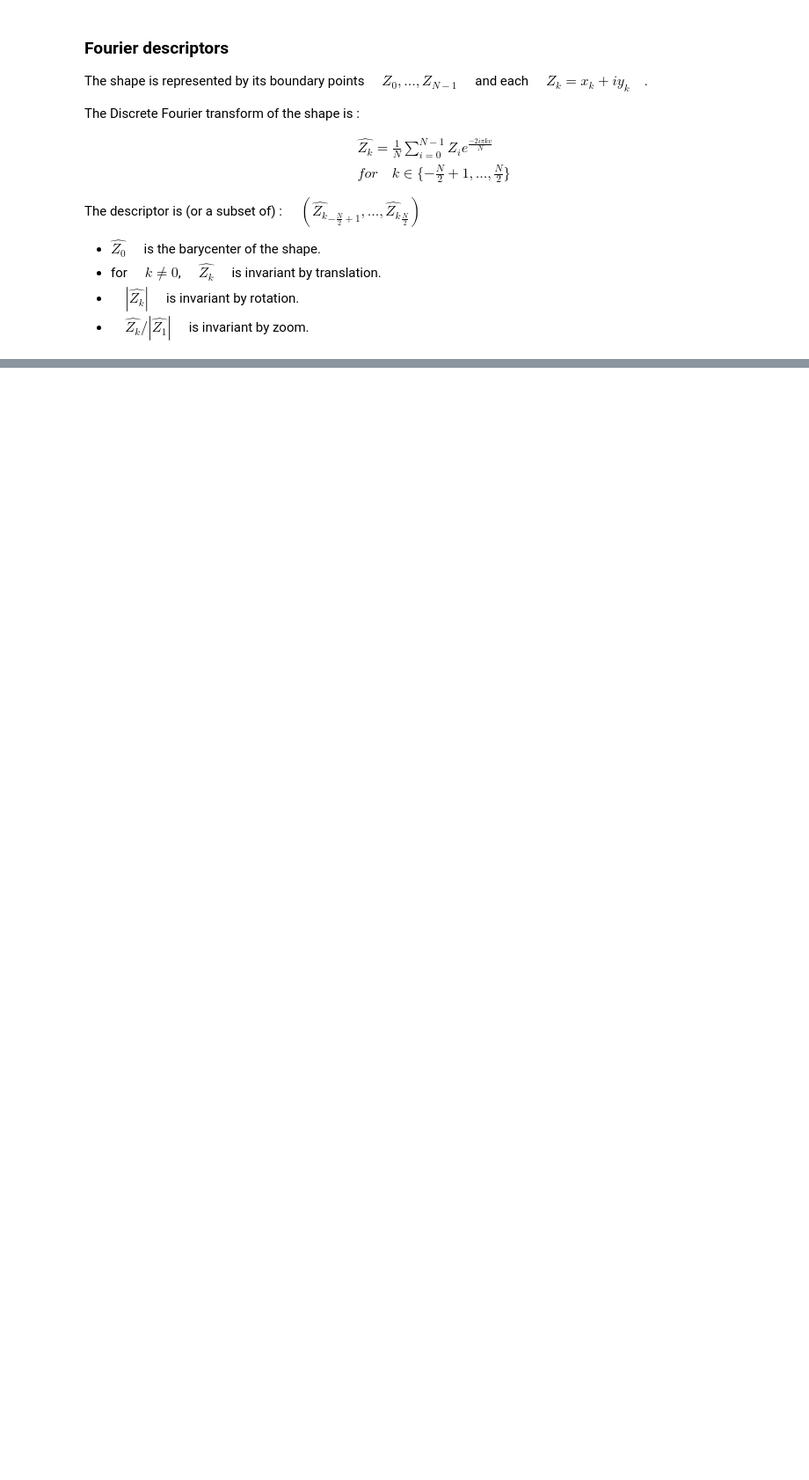
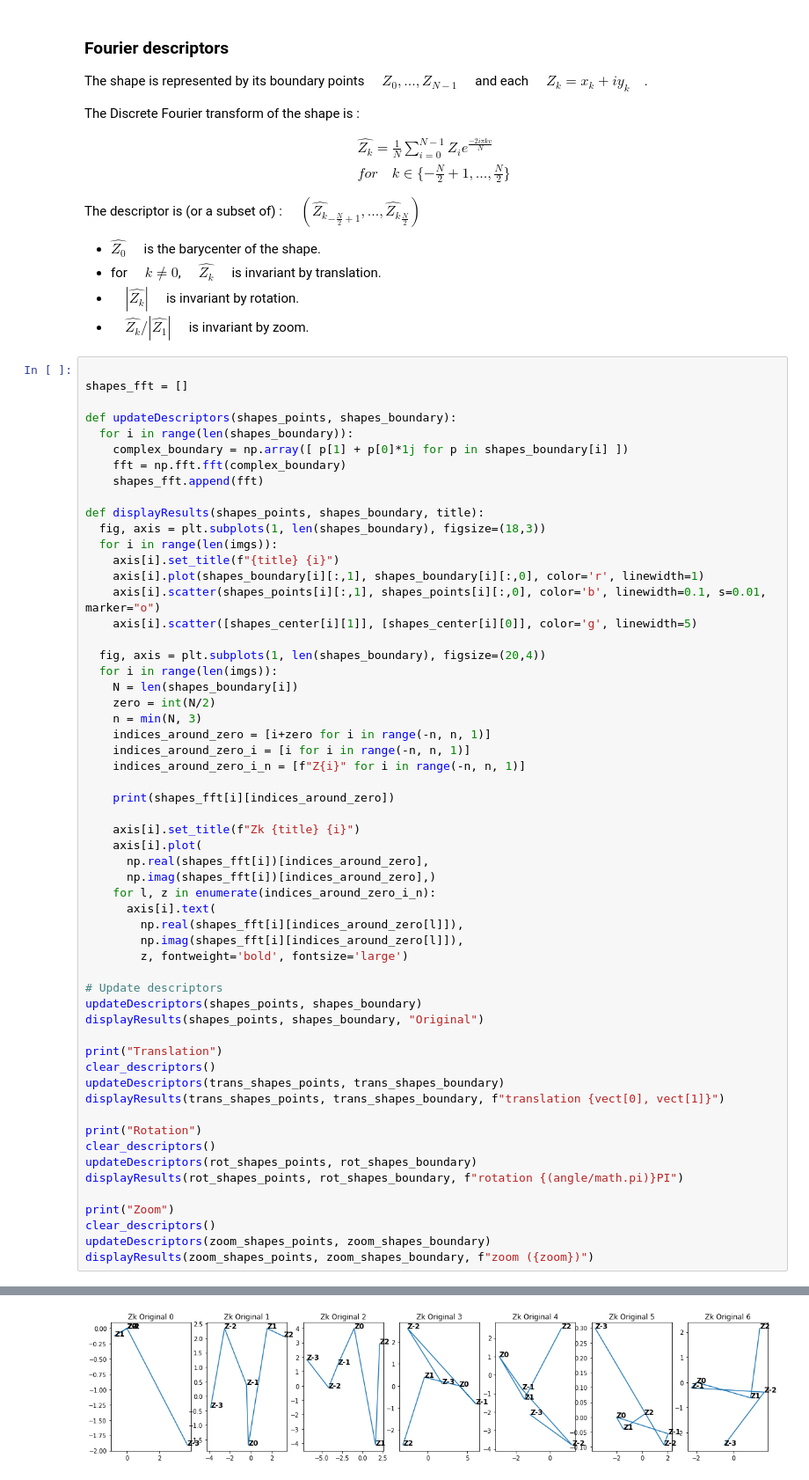
Before and after one commit to kgghislain/image-processing, a Jupyter notebook: 03-shape-representation.ipynb, the cells around one changed output, grey strips where cells are left out. Shown at 88% size. Saved outputs shown, nothing was run; the diff lists cells and outputs as text; blank space fills up the shorter version.

Commit message:
Fourier descriptors

```diff
--- a/03-shape-representation.ipynb
+++ b/03-shape-representation.ipynb
@@ -531,3 +530,61 @@ The descriptor is (or a subset of) : $\quad ( \hat{Z_k}_{-\frac{N}{2}+1}, ... ,
 * for $ \quad k \neq 0 $, $ \quad \hat{Z_k} \quad $ is invariant by translation.
 * $ \quad |\hat{Z_k}| \quad$ is invariant by rotation.
 * $ \quad \hat{Z_k} / |\hat{Z_1}| \quad$ is invariant by zoom.
+# %%
+
+shapes_fft = []
+
+def updateDescriptors(shapes_points, shapes_boundary):
+  for i in range(len(shapes_boundary)):
+    complex_boundary = np.array([ p[1] + p[0]*1j for p in shapes_boundary[i] ])
+    fft = np.fft.fft(complex_boundary)
+    shapes_fft.append(fft)
+
+def displayResults(shapes_points, shapes_boundary, title):
+  fig, axis = plt.subplots(1, len(shapes_boundary), figsize=(18,3))
+  for i in range(len(imgs)):
+    axis[i].set_title(f"{title} {i}")
+    axis[i].plot(shapes_boundary[i][:,1], shapes_boundary[i][:,0], color='r', linewidth=1)
+    axis[i].scatter(shapes_points[i][:,1], shapes_points[i][:,0], color='b', linewidth=0.1, s=0.01, marker="o")
+    axis[i].scatter([shapes_center[i][1]], [shapes_center[i][0]], color='g', linewidth=5)
+
+  fig, axis = plt.subplots(1, len(shapes_boundary), figsize=(20,4))
+  for i in range(len(imgs)):
+    N = len(shapes_boundary[i])
+    zero = int(N/2)
+    n = min(N, 3)
+    indices_around_zero = [i+zero for i in range(-n, n, 1)]
+    indices_around_zero_i = [i for i in range(-n, n, 1)]
+    indices_around_zero_i_n = [f"Z{i}" for i in range(-n, n, 1)]
+
+    print(shapes_fft[i][indices_around_zero])
+
+    axis[i].set_title(f"Zk {title} {i}")
+    axis[i].plot(
+      np.real(shapes_fft[i])[indices_around_zero],
+      np.imag(shapes_fft[i])[indices_around_zero],)
+    for l, z in enumerate(indices_around_zero_i_n):
+      axis[i].text(
+        np.real(shapes_fft[i][indices_around_zero[l]]),
+        np.imag(shapes_fft[i][indices_around_zero[l]]),
+        z, fontweight='bold', fontsize='large')
+
+# Update descriptors
+updateDescriptors(shapes_points, shapes_boundary)
+displayResults(shapes_points, shapes_boundary, "Original")
+
+print("Translation")
+clear_descriptors()
+updateDescriptors(trans_shapes_points, trans_shapes_boundary)
+displayResults(trans_shapes_points, trans_shapes_boundary, f"translation {vect[0], vect[1]}")
+
+print("Rotation")
+clear_descriptors()
+updateDescriptors(rot_shapes_points, rot_shapes_boundary)
+displayResults(rot_shapes_points, rot_shapes_boundary, f"rotation {(angle/math.pi)}PI")
+
+print("Zoom")
+clear_descriptors()
+updateDescriptors(zoom_shapes_points, zoom_shapes_boundary)
+displayResults(zoom_shapes_points, zoom_shapes_boundary, f"zoom ({zoom})")
+# %% [output]
@@ -533,0 +609 @@ The descriptor is (or a subset of) : $\quad ( \hat{Z_k}_{-\frac{N}{2}+1}, ... ,
+[figure, added]
```
Also changed, not shown: parts of 2 cells of this notebook, 11 other files.
